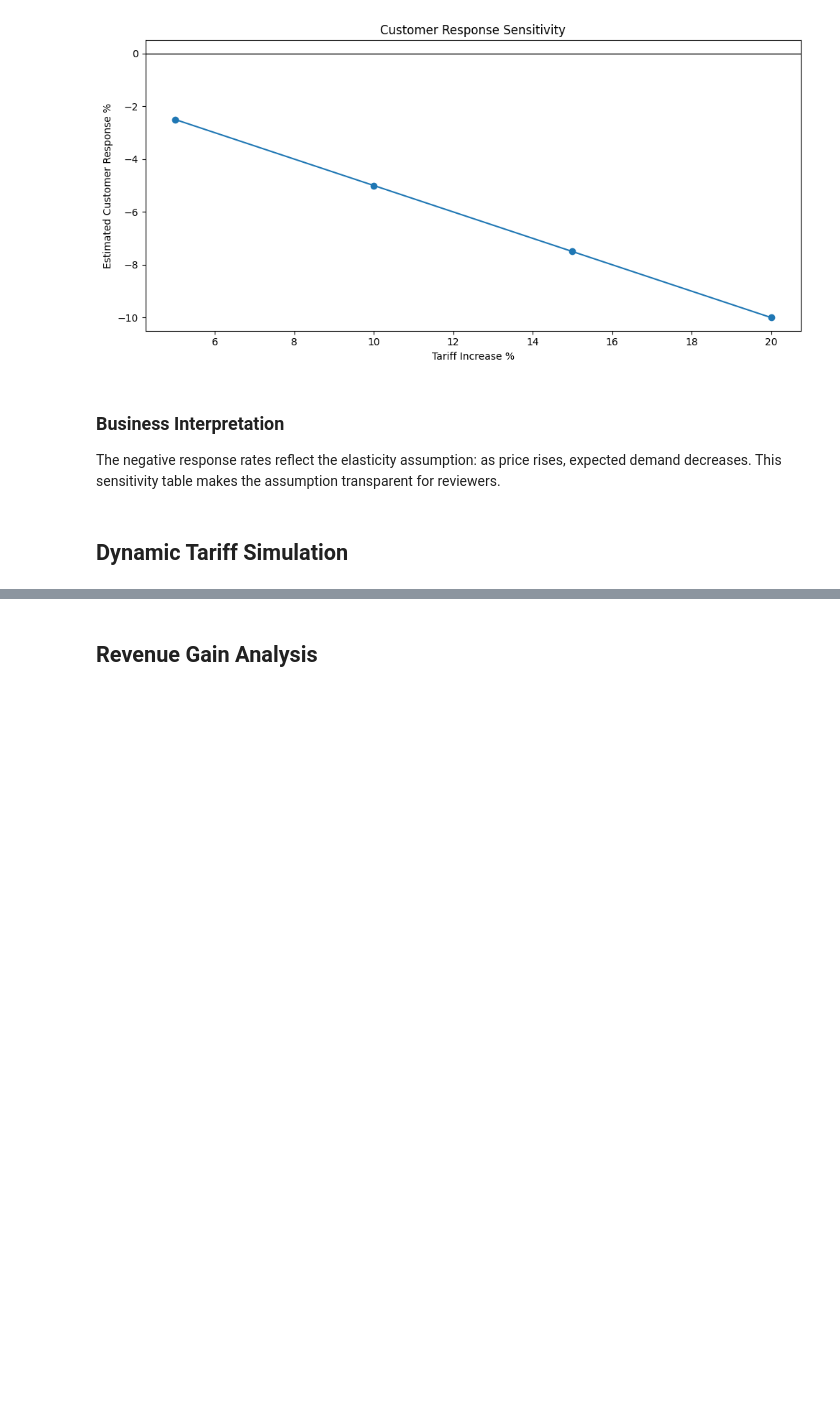
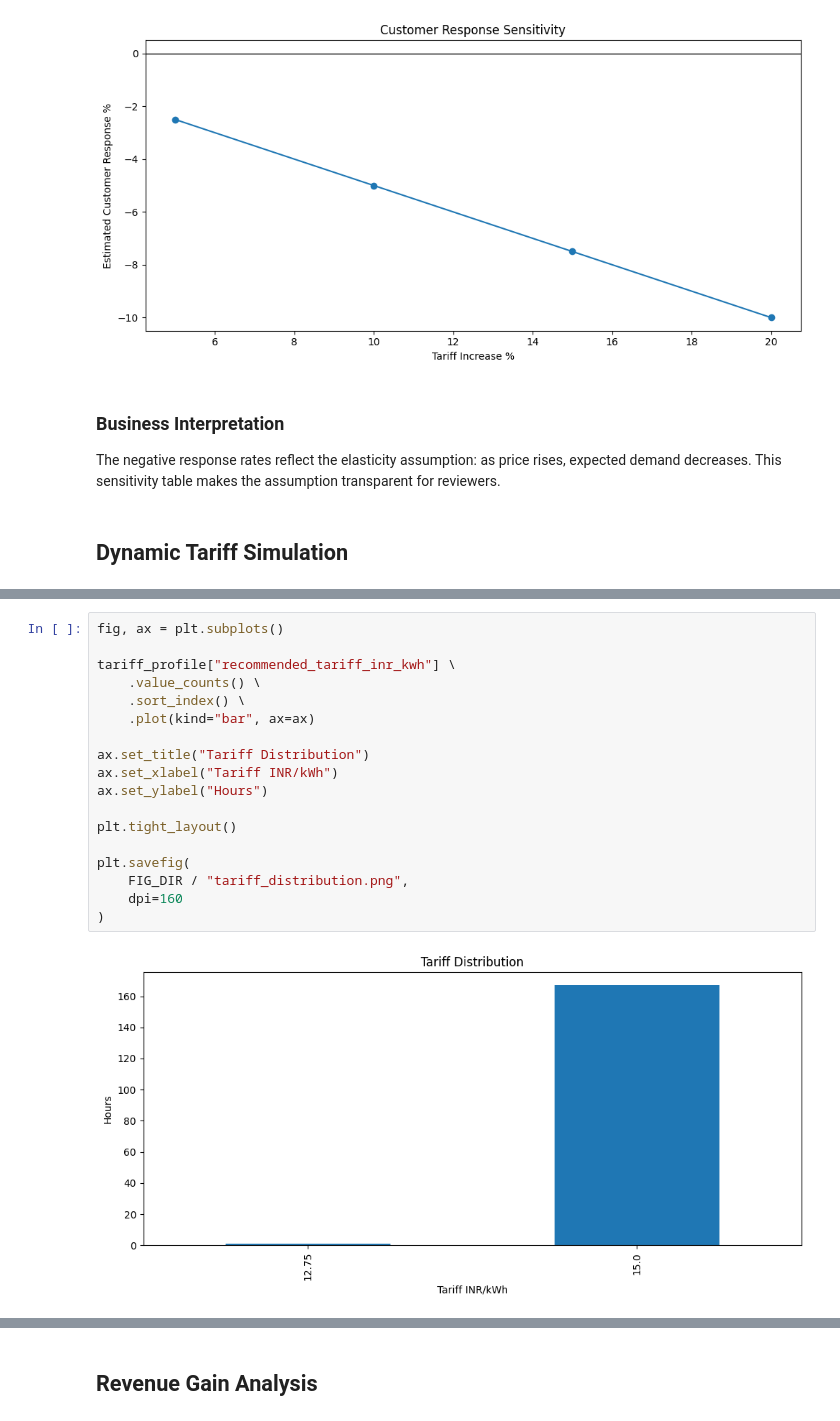
Before and after one commit to krish-2325/ev-dynamic-tariff-optimization, a Jupyter notebook: notebooks/05_tariff_pricing_agent.ipynb, the cells around one changed output, grey strips where cells are left out. Saved outputs shown, nothing was run; the diff lists cells and outputs as text; blank space fills up the shorter version.

Commit message:
Finalize tariff pricing agent and operational KPIs

```diff
--- a/notebooks/05_tariff_pricing_agent.ipynb
+++ b/notebooks/05_tariff_pricing_agent.ipynb
@@ -189,0 +292,20 @@ sim.head()
+# %%
+fig, ax = plt.subplots()
+
+tariff_profile["recommended_tariff_inr_kwh"] \
+    .value_counts() \
+    .sort_index() \
+    .plot(kind="bar", ax=ax)
+
+ax.set_title("Tariff Distribution")
+ax.set_xlabel("Tariff INR/kWh")
+ax.set_ylabel("Hours")
+
+plt.tight_layout()
+
+plt.savefig(
+    FIG_DIR / "tariff_distribution.png",
+    dpi=160
+)
+# %% [output]
+[figure, added]
```
Also changed, not shown: parts of 21 cells of this notebook, 6 other files.
